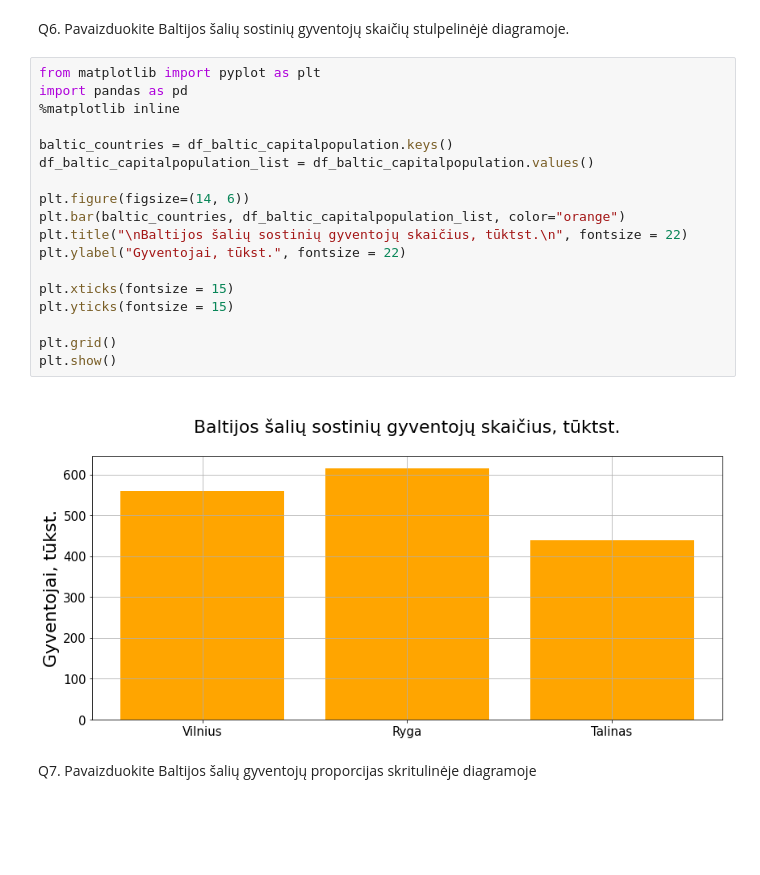
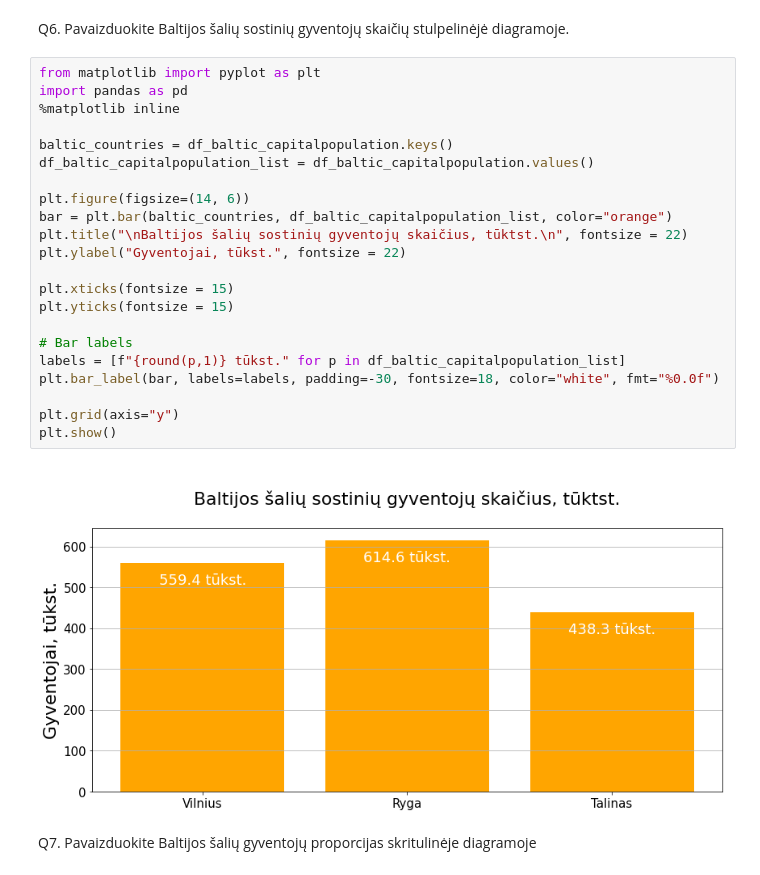
Before and after one commit to DovydasNorgaila/BalticStatesPopulation, a Jupyter notebook: Baltic_States_Population.ipynb, the cells around one changed output. Drawn from its saved outputs; the diff is of its cells as text; blank space fills up the shorter version.

```diff
--- a/Baltic_States_Population.ipynb
+++ b/Baltic_States_Population.ipynb
@@ -61,23 +76,27 @@ Q6. Pavaizduokite Baltijos šalių sostinių gyventojų skaičių stulpelinėjė
 # %%
 from matplotlib import pyplot as plt
 import pandas as pd
 %matplotlib inline
 
 baltic_countries = df_baltic_capitalpopulation.keys()
 df_baltic_capitalpopulation_list = df_baltic_capitalpopulation.values()
 
 plt.figure(figsize=(14, 6))
-plt.bar(baltic_countries, df_baltic_capitalpopulation_list, color="orange")
+bar = plt.bar(baltic_countries, df_baltic_capitalpopulation_list, color="orange")
 plt.title("\nBaltijos šalių sostinių gyventojų skaičius, tūktst.\n", fontsize = 22)
 plt.ylabel("Gyventojai, tūkst.", fontsize = 22)
 
 plt.xticks(fontsize = 15)
 plt.yticks(fontsize = 15)
 
-plt.grid()
+# Bar labels
+labels = [f"{round(p,1)} tūkst." for p in df_baltic_capitalpopulation_list]
+plt.bar_label(bar, labels=labels, padding=-30, fontsize=18, color="white", fmt="%0.0f")
+
+plt.grid(axis="y")
 plt.show()
 # %% [output]
-[figure, old version]
+[figure, new version]
 # %% [markdown]
 Q7. Pavaizduokite Baltijos šalių gyventojų proporcijas skritulinėje diagramoje
 # %%
```
Also changed, not shown: parts of 6 cells of this notebook.
